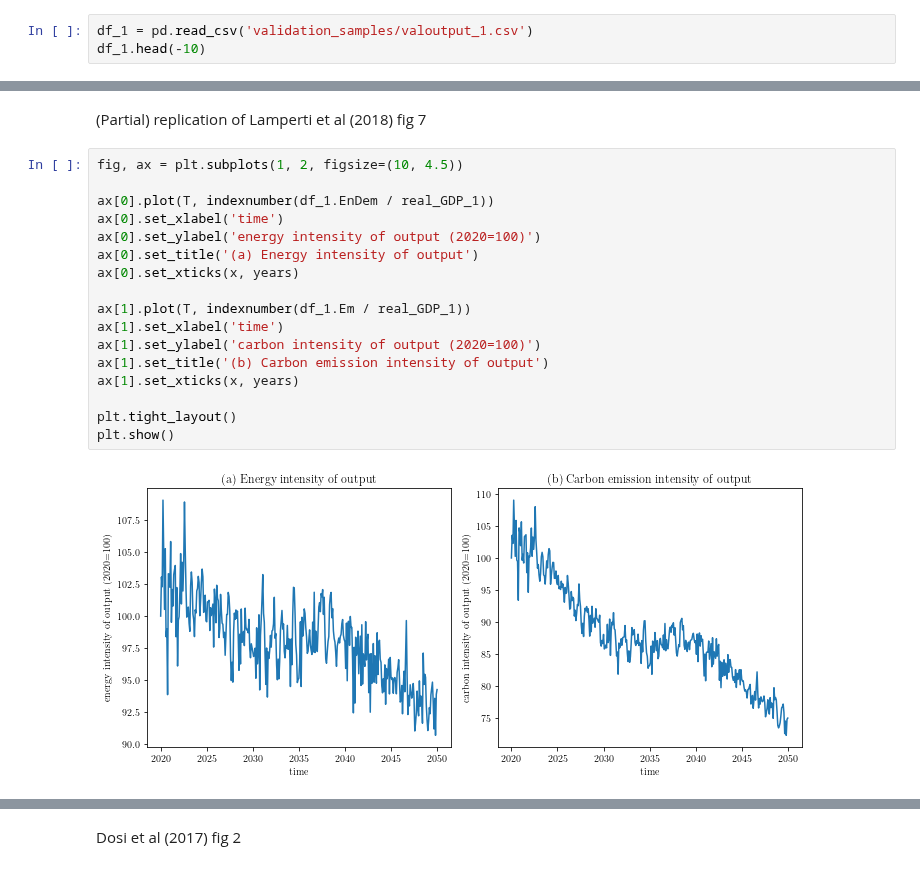
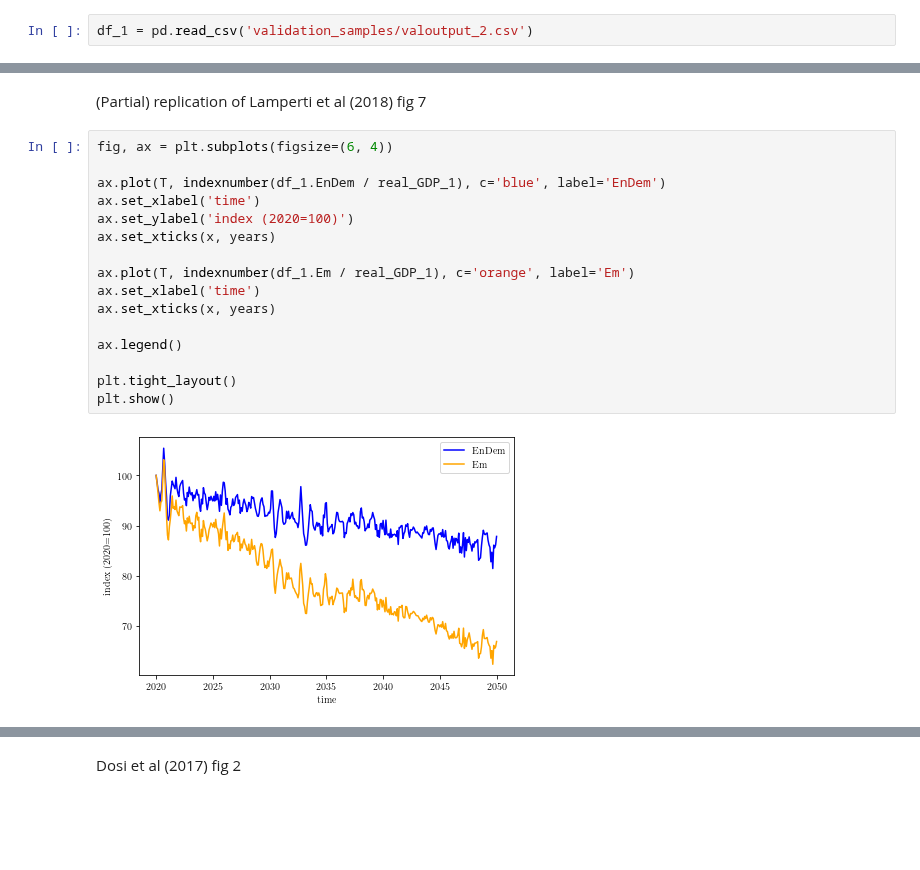
Before and after one commit to Tarsatir/Capsule_Climate, a Jupyter notebook: results/validation/replication_plots.ipynb, the cells around one changed output, grey strips where cells are left out. Cells and saved outputs as stored; diff of their text form; blank space fills up the shorter version.

Commit message:
added additional validation plots 2

```diff
--- a/results/validation/replication_plots.ipynb
+++ b/results/validation/replication_plots.ipynb
@@ -18,5 +18,4 @@ from statsmodels.tsa.tsatools import detrend
 # %% [markdown]
 ### Replication of single-run plots
 # %%
-df_1 = pd.read_csv('validation_samples/valoutput_1.csv')
-df_1.head(-10)
+df_1 = pd.read_csv('validation_samples/valoutput_2.csv')
@@ -80,21 +91,20 @@ plt.show()
 # %% [markdown]
 (Partial) replication of Lamperti et al (2018) fig 7
 # %%
-fig, ax = plt.subplots(1, 2, figsize=(10, 4.5))
+fig, ax = plt.subplots(figsize=(6, 4))
 
-ax[0].plot(T, indexnumber(df_1.EnDem / real_GDP_1))
-ax[0].set_xlabel('time')
-ax[0].set_ylabel('energy intensity of output (2020=100)')
-ax[0].set_title('(a) Energy intensity of output')
-ax[0].set_xticks(x, years)
+ax.plot(T, indexnumber(df_1.EnDem / real_GDP_1), c='blue', label='EnDem')
+ax.set_xlabel('time')
+ax.set_ylabel('index (2020=100)')
+ax.set_xticks(x, years)
 
-ax[1].plot(T, indexnumber(df_1.Em / real_GDP_1))
-ax[1].set_xlabel('time')
-ax[1].set_ylabel('carbon intensity of output (2020=100)')
-ax[1].set_title('(b) Carbon emission intensity of output')
-ax[1].set_xticks(x, years)
+ax.plot(T, indexnumber(df_1.Em / real_GDP_1), c='orange', label='Em')
+ax.set_xlabel('time')
+ax.set_xticks(x, years)
+
+ax.legend()
 
 plt.tight_layout()
 plt.show()
 # %% [output]
-[figure, old version]
+[figure, new version]
```
Also changed, not shown: parts of 41 cells of this notebook, 47 other files.
